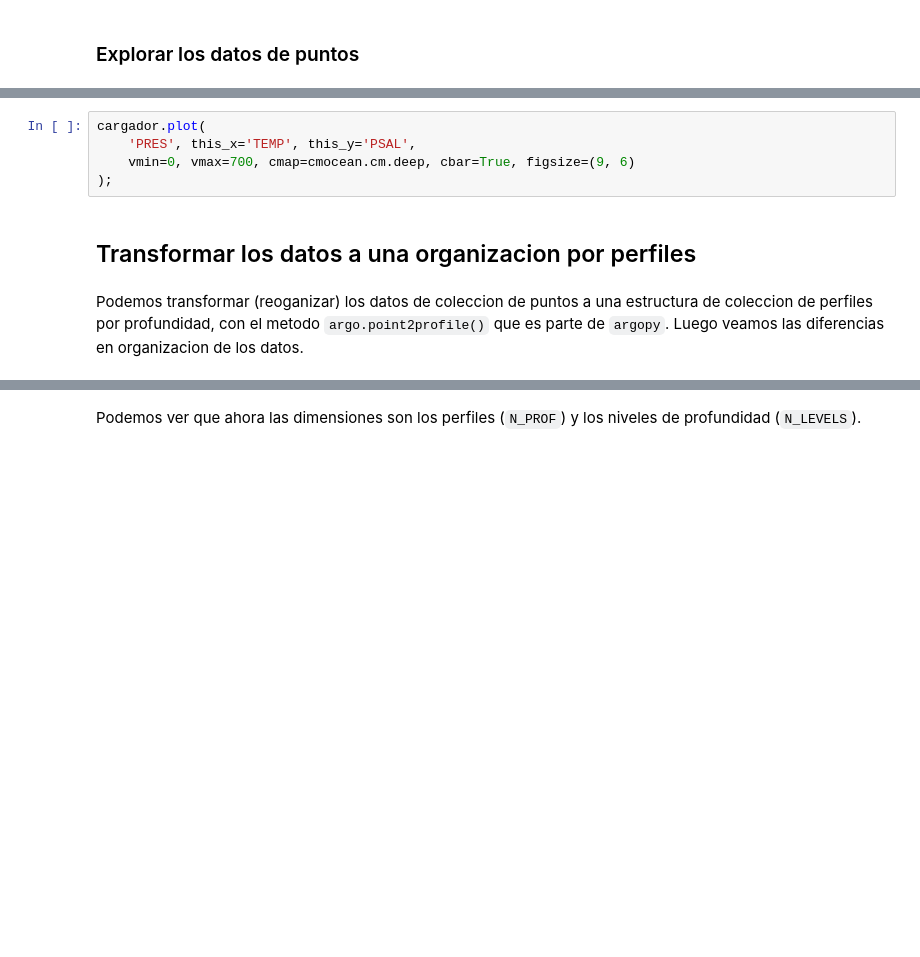
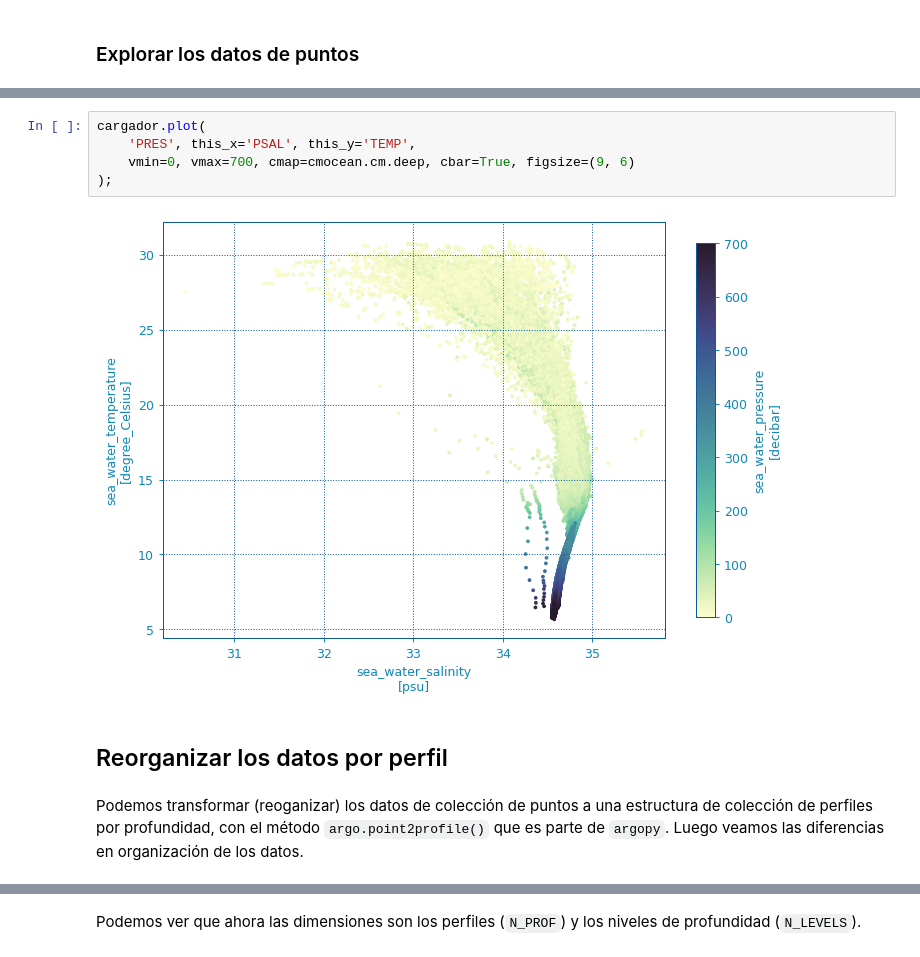
Before and after one commit to Intercoonecta/tutoriales, a Jupyter notebook: miercoles/datos_argo_python/DatosArgo-argopy-AfloramientoPapagayo.ipynb, the cells around one changed output, grey strips where cells are left out. Saved outputs shown, nothing was run; the diff lists cells and outputs as text; blank space fills up the shorter version.

```diff
--- a/miercoles/datos_argo_python/DatosArgo-argopy-AfloramientoPapagayo.ipynb
+++ b/miercoles/datos_argo_python/DatosArgo-argopy-AfloramientoPapagayo.ipynb
@@ -152,12 +130,14 @@ Podemos mejorar ese plot con una barra de color, dimensionas mas cuadradas, y ot
 # %%
 cargador.plot(
-    'PRES', this_x='TEMP', this_y='PSAL',
+    'PRES', this_x='PSAL', this_y='TEMP',
     vmin=0, vmax=700, cmap=cmocean.cm.deep, cbar=True, figsize=(9, 6)
 );
+# %% [output]
+[figure, added]
 # %% [markdown]
-## Transformar los datos a una organizacion por perfiles
+## Reorganizar los datos por perfil
 # %% [markdown]
-Podemos transformar (reoganizar) los datos de coleccion de puntos a una estructura de coleccion de perfiles por profundidad, con el metodo `argo.point2profile()` que es parte de `argopy`. Luego veamos las diferencias en organizacion de los datos.
+Podemos transformar (reoganizar) los datos de colección de puntos a una estructura de colección de perfiles por profundidad, con el método `argo.point2profile()` que es parte de `argopy`. Luego veamos las diferencias en organización de los datos.
 # %%
 perfiles_ds = puntos_ds.argo.point2profile()
 
```
Also changed, not shown: parts of 66 cells of this notebook, 2 other files.
